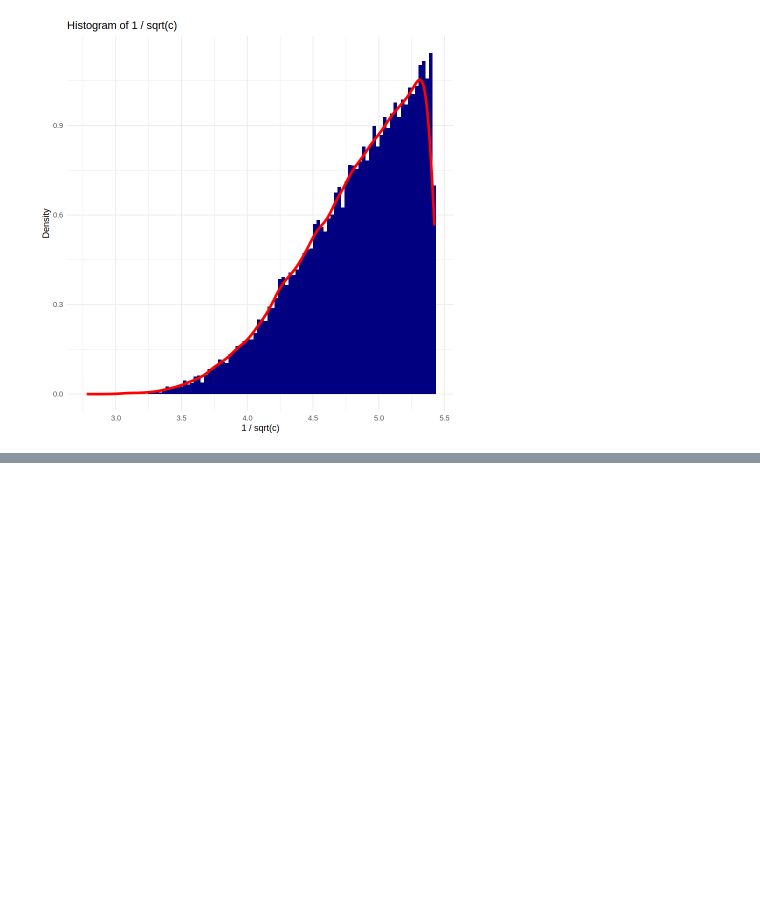
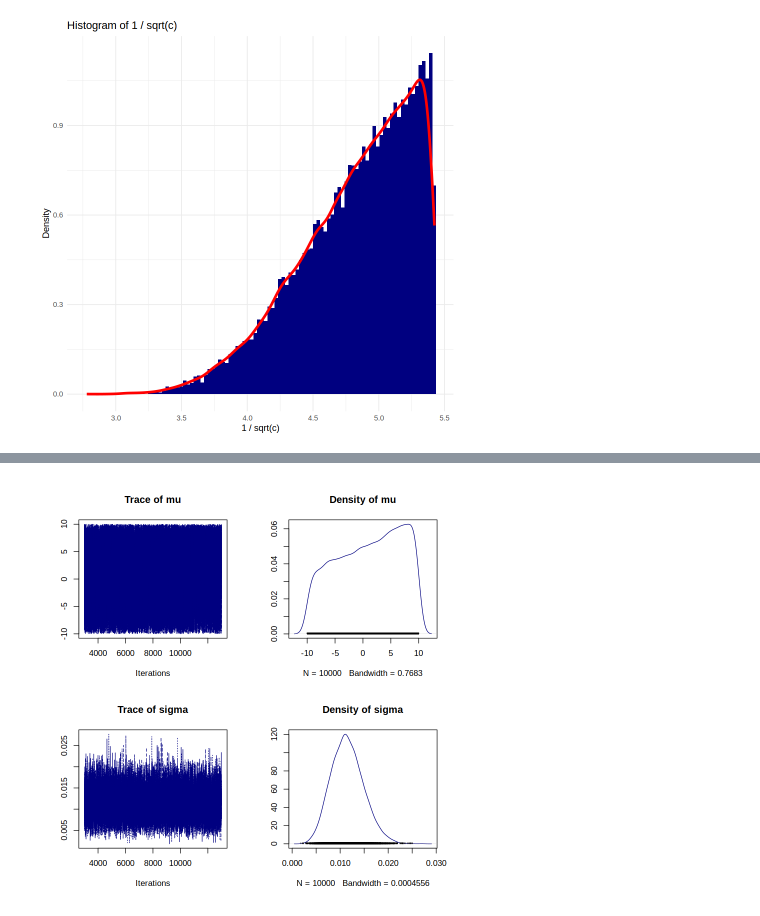
Before and after one commit to Kallo27/Advanced_statistics, a Jupyter notebook: Lab05/CalandraBuonaura_LorenzoRlab05.ipynb, the cells around one changed output, grey strips where cells are left out. Saved outputs shown, nothing was run; the diff lists cells and outputs as text; code cells hidden in the pictures; blank space fills up the shorter version.

```diff
--- a/Lab05/CalandraBuonaura_LorenzoRlab05.ipynb
+++ b/Lab05/CalandraBuonaura_LorenzoRlab05.ipynb
@@ -345,0 +354,27 @@ ggplot(data = data.frame(sigma_posterior), aes(x = sigma_posterior)) +
+# %%
+x <- c(2.06, 5.56, 7.93, 6.56, 205)
+data <- list(X = x, N = length(x))
+# %%
+model_string <- "
+model {
+    # data likelihood
+    for (i in 1:N) {
+        X[i] ~ dnorm(mu, sigma^2);
+    }
+
+    # uniform priors for mu, sigma
+    mu ~ dunif(-10, 10);
+    sigma ~ dunif(0, 50);
+}
+"
+# %%
+inits <- function() {
+  list(mu = runif(1, -10, 10), sigma = runif(1, 0, 50))
+}
+# %%
+model <- jags.model(textConnection(model_string), data = data,
+                    inits = inits, n.chains = 3)
+
+update(model, 2000) # burn-in
+samples <- coda.samples(model, c("mu", "sigma"), n.iter = 10000)
+summary(samples)
@@ -345,0 +408,4 @@ ggplot(data = data.frame(sigma_posterior), aes(x = sigma_posterior)) +
+# %%
+plot(samples, col = "navy")
+# %% [output]
+[figure, added]
```
Also changed, not shown: parts of 3 cells of this notebook.
